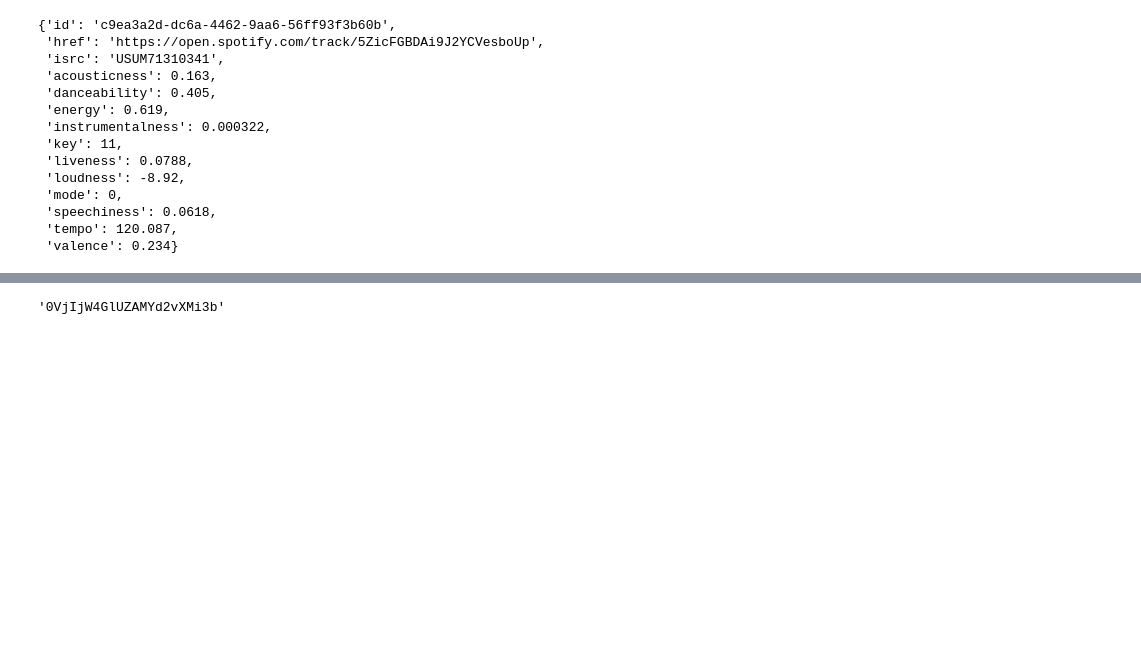
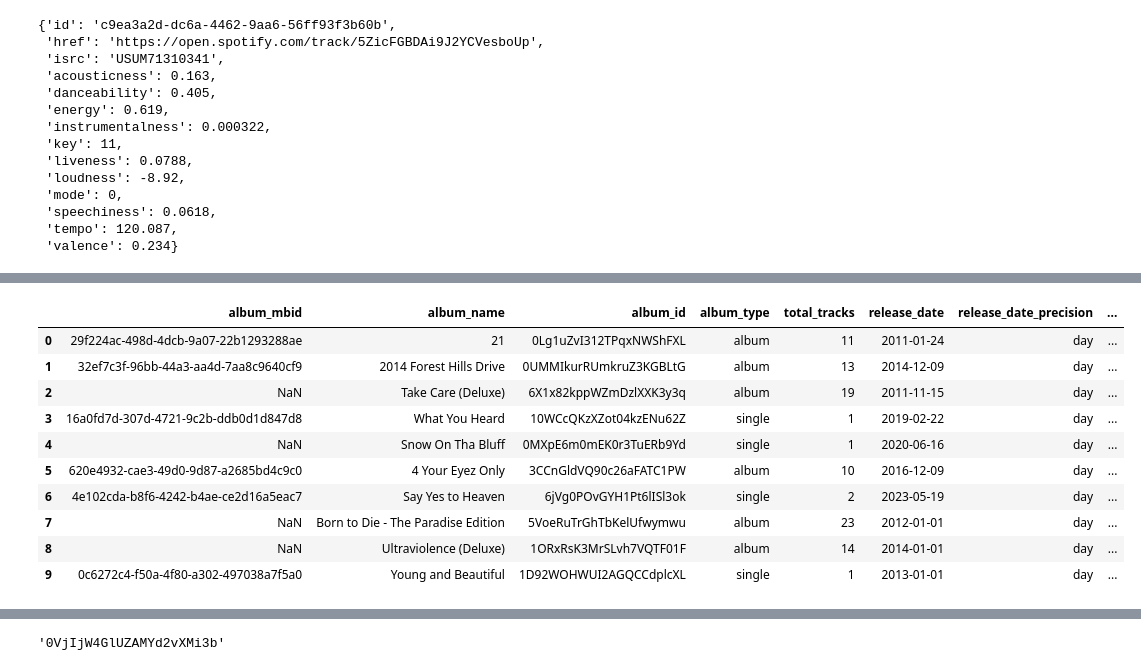
Before and after one commit to joaoantonio0402/personal-data-ai-platform, a Jupyter notebook: notebooks/notebook_enrichment.ipynb, the cells around one changed output, grey strips where cells are left out. Cells and saved outputs as stored; diff of their text form; code cells hidden in the pictures; blank space fills up the shorter version.

```diff
--- a/notebooks/notebook_enrichment.ipynb
+++ b/notebooks/notebook_enrichment.ipynb
@@ -216,0 +355,4 @@ df.to_csv("../data/processed/spotify/enriched_data.csv", index=False, encoding="
+# %%
+df_album = pd.read_csv("../data/processed/spotify/new_albums.csv")
+df_album = df_album.head(10)
+df_album
@@ -216,0 +371,11 @@ df.to_csv("../data/processed/spotify/enriched_data.csv", index=False, encoding="
+# %%
+df_album["spotify_data"] = df_album.apply(
+    lambda row: get_album_data(
+        row["album_name"],
+        # row["artist_name"],
+        client_id= CLIENT_ID,
+        client_secret=CLIENT_SECRET
+    ),
+    axis=1
+)
+df_album
@@ -216,0 +394,21 @@ df.to_csv("../data/processed/spotify/enriched_data.csv", index=False, encoding="
+# %%
+album_data_spotify = pd.json_normalize(df_album["spotify_data"])
+
+df_album = pd.concat(
+    [df_album.drop(columns=["spotify_data"]), album_data_spotify],
+    axis=1
+)
+
+df_album
+# %% [output]
+|  | album_mbid | album_name | album_id | album_type | total_tracks | release_date | release_date_precision | ... |
+| 0 | 29f224ac-498d-4dcb-9a07-22b1293288ae | 21 | 0Lg1uZvI312TPqxNWShFXL | album | 11 | 2011-01-24 | day | ... |
+| 1 | 32ef7c3f-96bb-44a3-aa4d-7aa8c9640cf9 | 2014 Forest Hills Drive | 0UMMIkurRUmkruZ3KGBLtG | album | 13 | 2014-12-09 | day | ... |
+| 2 | NaN | Take Care (Deluxe) | 6X1x82kppWZmDzlXXK3y3q | album | 19 | 2011-11-15 | day | ... |
+| 3 | 16a0fd7d-307d-4721-9c2b-ddb0d1d847d8 | What You Heard | 10WCcQKzXZot04kzENu62Z | single | 1 | 2019-02-22 | day | ... |
+| 4 | NaN | Snow On Tha Bluff | 0MXpE6m0mEK0r3TuERb9Yd | single | 1 | 2020-06-16 | day | ... |
+| 5 | 620e4932-cae3-49d0-9d87-a2685bd4c9c0 | 4 Your Eyez Only | 3CCnGldVQ90c26aFATC1PW | album | 10 | 2016-12-09 | day | ... |
+| 6 | 4e102cda-b8f6-4242-b4ae-ce2d16a5eac7 | Say Yes to Heaven | 6jVg0POvGYH1Pt6lISl3ok | single | 2 | 2023-05-19 | day | ... |
+| 7 | NaN | Born to Die - The Paradise Edition | 5VoeRuTrGhTbKelUfwymwu | album | 23 | 2012-01-01 | day | ... |
+| 8 | NaN | Ultraviolence (Deluxe) | 1ORxRsK3MrSLvh7VQTF01F | album | 14 | 2014-01-01 | day | ... |
+| 9 | 0c6272c4-f50a-4f80-a302-497038a7f5a0 | Young and Beautiful | 1D92WOHWUI2AGQCCdplcXL | single | 1 | 2013-01-01 | day | ... |
```
Also changed, not shown: parts of 12 cells of this notebook, 13 other files.
